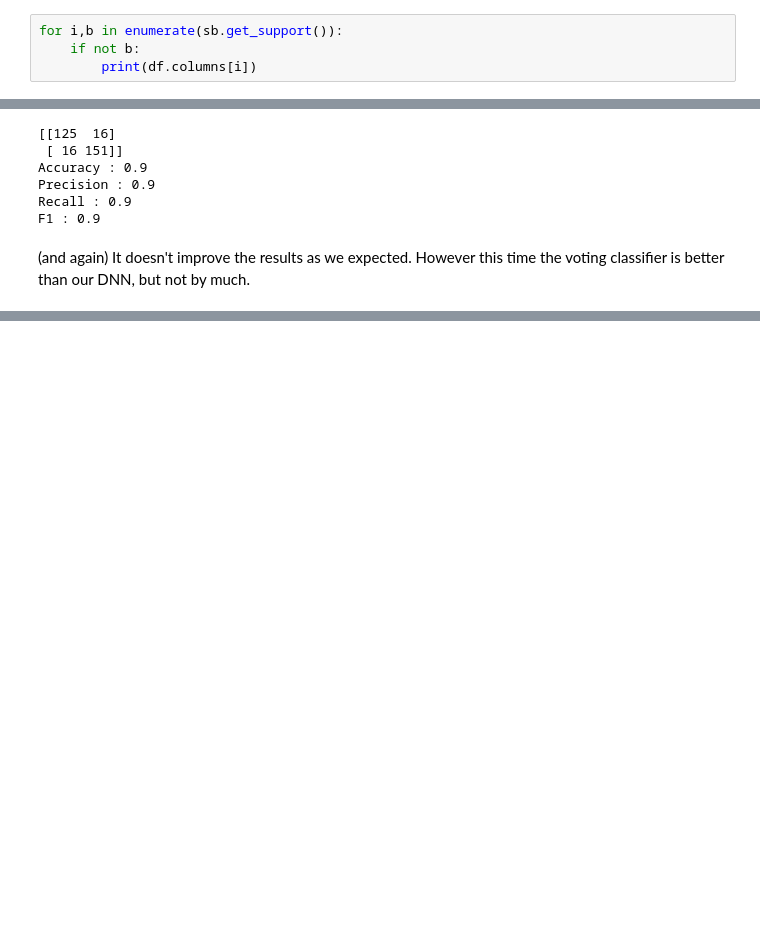
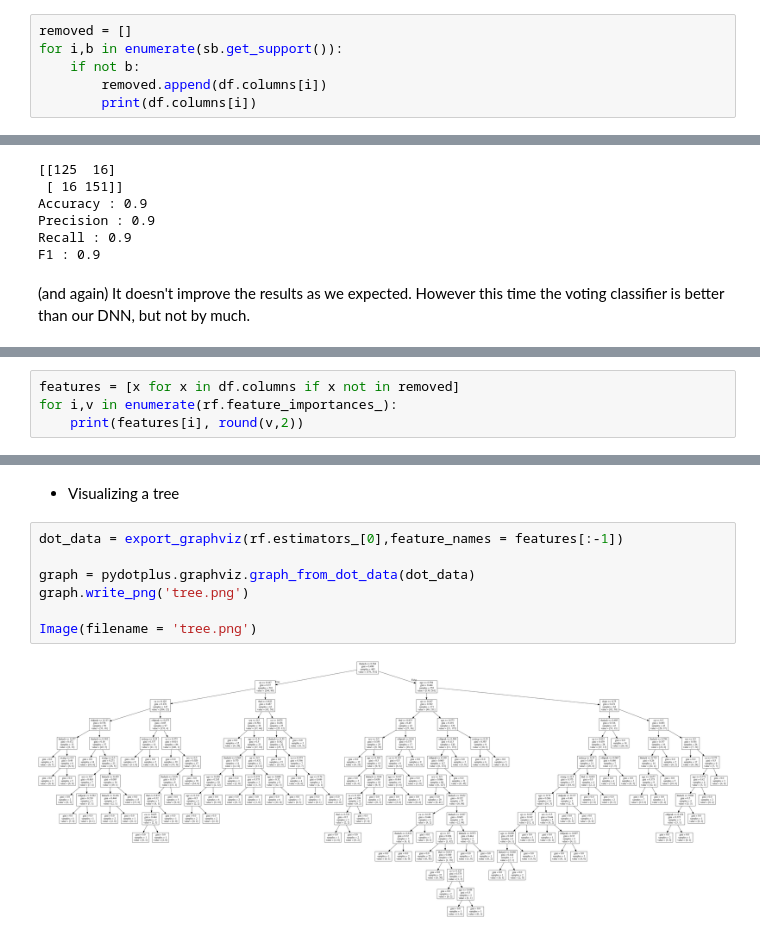
Before and after one commit to Jia-Pan/TAIA_LFD, a Jupyter notebook: LFD.ipynb, the cells around one changed output, grey strips where cells are left out. Cells and saved outputs as stored; diff of their text form; blank space fills up the shorter version.

```diff
--- a/LFD.ipynb
+++ b/LFD.ipynb
@@ -251,8 +269,10 @@ x_test = sb.transform(x_test)
 # %% [markdown]
 The removed features are:
 # %%
+removed = []
 for i,b in enumerate(sb.get_support()):
     if not b:
+        removed.append(df.columns[i])
         print(df.columns[i])
 # %% [output]
 trestbps
@@ -377,0 +402,4 @@ F1 : 0.9
+# %%
+features = [x for x in df.columns if x not in removed]
+for i,v in enumerate(rf.feature_importances_):
+    print(features[i], round(v,2))
@@ -377,0 +417,11 @@ F1 : 0.9
+# %% [markdown]
+* Visualizing a tree
+# %%
+dot_data = export_graphviz(rf.estimators_[0],feature_names = features[:-1])
+
+graph = pydotplus.graphviz.graph_from_dot_data(dot_data)
+graph.write_png('tree.png')
+
+Image(filename = 'tree.png')
+# %% [output]
+[figure, added]
```
Also changed, not shown: parts of 12 cells of this notebook, 4 other files.
